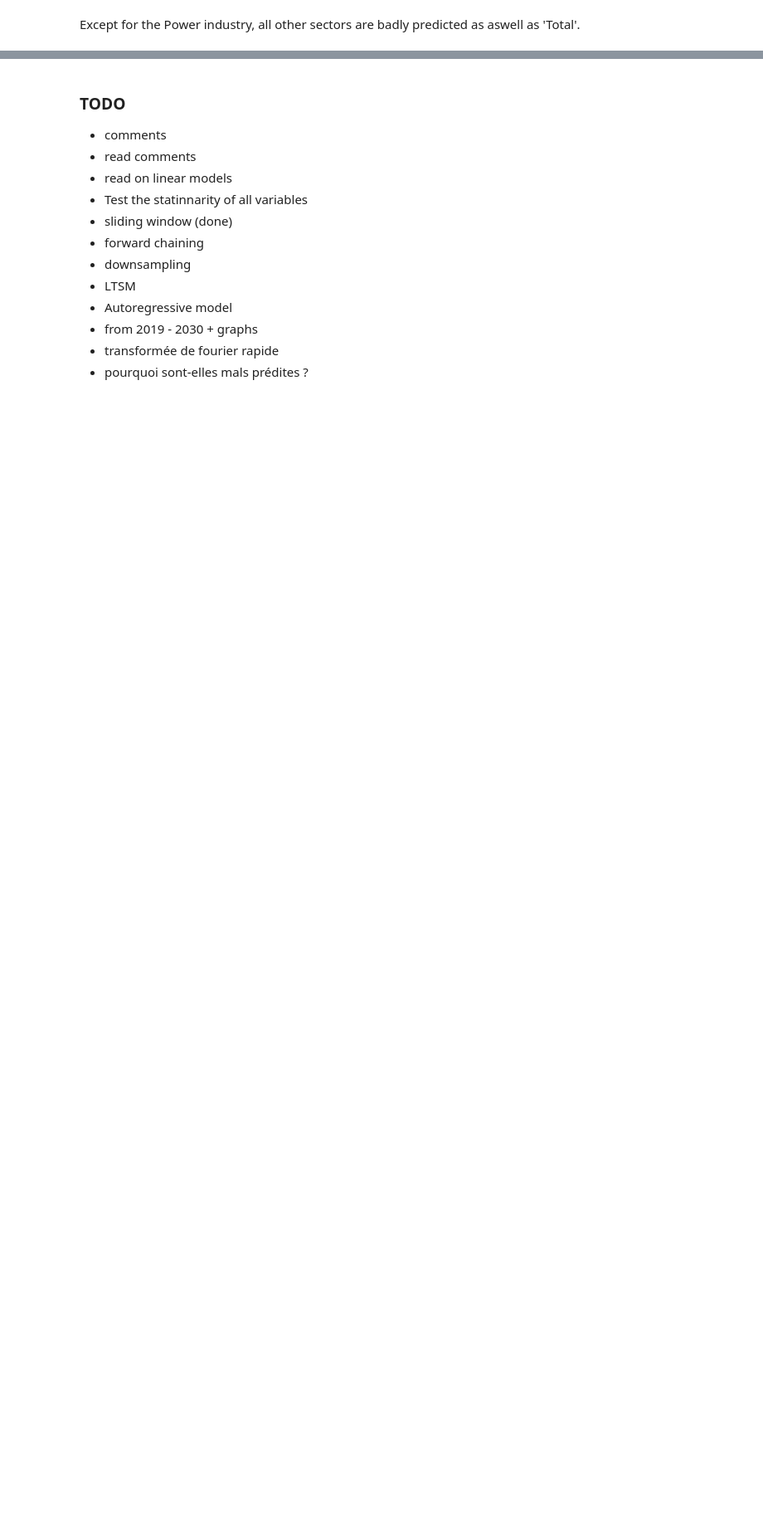
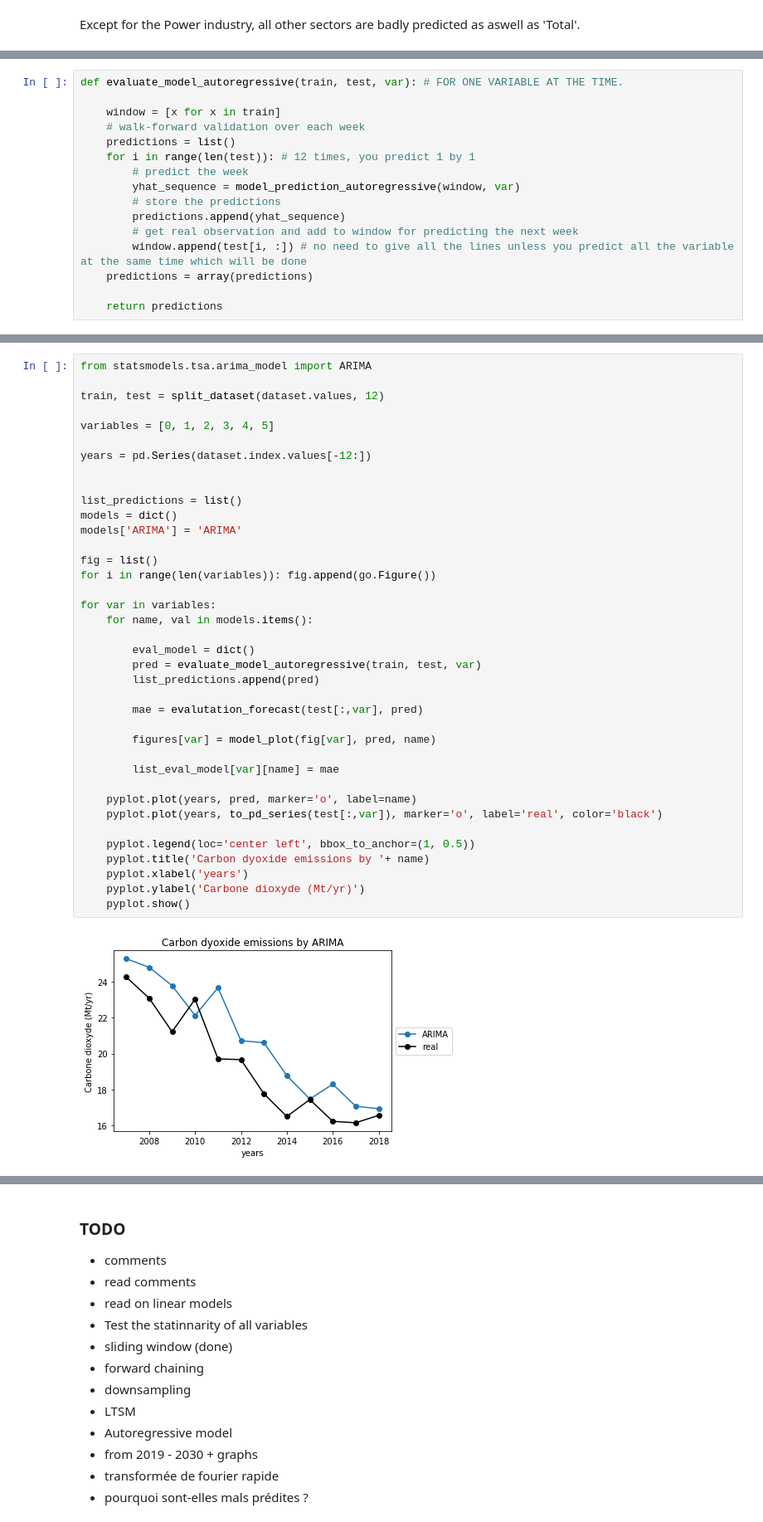
Before and after one commit to bendelv/Inge-M1_BigData, a Jupyter notebook: 02_MILESTONES/co2_predictions.ipynb, the cells around one changed output, grey strips where cells are left out. Shown at 83% size. Saved outputs shown, nothing was run; the diff lists cells and outputs as text; blank space fills up the shorter version.

```diff
--- a/02_MILESTONES/co2_predictions.ipynb
+++ b/02_MILESTONES/co2_predictions.ipynb
@@ -342,0 +414,16 @@ Except for the Power industry, all other sectors are badly predicted as aswell a
+# %%
+def evaluate_model_autoregressive(train, test, var): # FOR ONE VARIABLE AT THE TIME.
+
+    window = [x for x in train]
+    # walk-forward validation over each week
+    predictions = list()
+    for i in range(len(test)): # 12 times, you predict 1 by 1
+        # predict the week
+        yhat_sequence = model_prediction_autoregressive(window, var)
+        # store the predictions
+        predictions.append(yhat_sequence)
+        # get real observation and add to window for predicting the next week
+        window.append(test[i, :]) # no need to give all the lines unless you predict all the variable at the same time which will be done
+    predictions = array(predictions)
+
+    return predictions
@@ -342,0 +432,40 @@ Except for the Power industry, all other sectors are badly predicted as aswell a
+# %%
+from statsmodels.tsa.arima_model import ARIMA
+
+train, test = split_dataset(dataset.values, 12)
+
+variables = [0, 1, 2, 3, 4, 5]
+
+years = pd.Series(dataset.index.values[-12:])
+
+
+list_predictions = list()
+models = dict()
+models['ARIMA'] = 'ARIMA'
+
+fig = list()
+for i in range(len(variables)): fig.append(go.Figure())
+
+for var in variables:
+    for name, val in models.items():
+
+        eval_model = dict()
+        pred = evaluate_model_autoregressive(train, test, var)
+        list_predictions.append(pred)
+
+        mae = evalutation_forecast(test[:,var], pred)
+
+        figures[var] = model_plot(fig[var], pred, name)
+
+        list_eval_model[var][name] = mae
+
+    pyplot.plot(years, pred, marker='o', label=name)
+    pyplot.plot(years, to_pd_series(test[:,var]), marker='o', label='real', color='black')
+
+    pyplot.legend(loc='center left', bbox_to_anchor=(1, 0.5))
+    pyplot.title('Carbon dyoxide emissions by '+ name)
+    pyplot.xlabel('years')
+    pyplot.ylabel('Carbone dioxyde (Mt/yr)')
+    pyplot.show()
+# %% [output]
+[figure, added]
```
Also changed, not shown: parts of 31 cells of this notebook.
